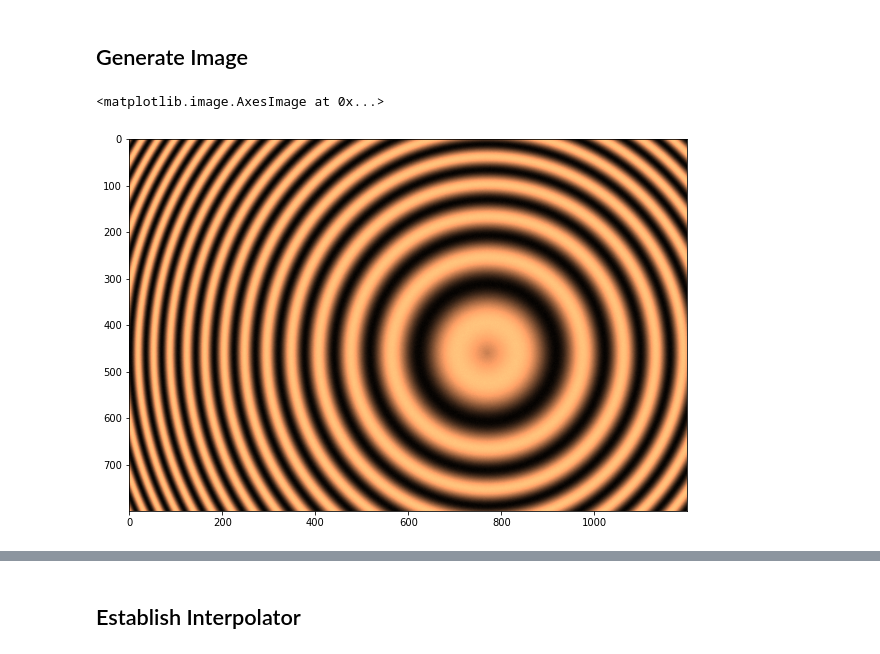
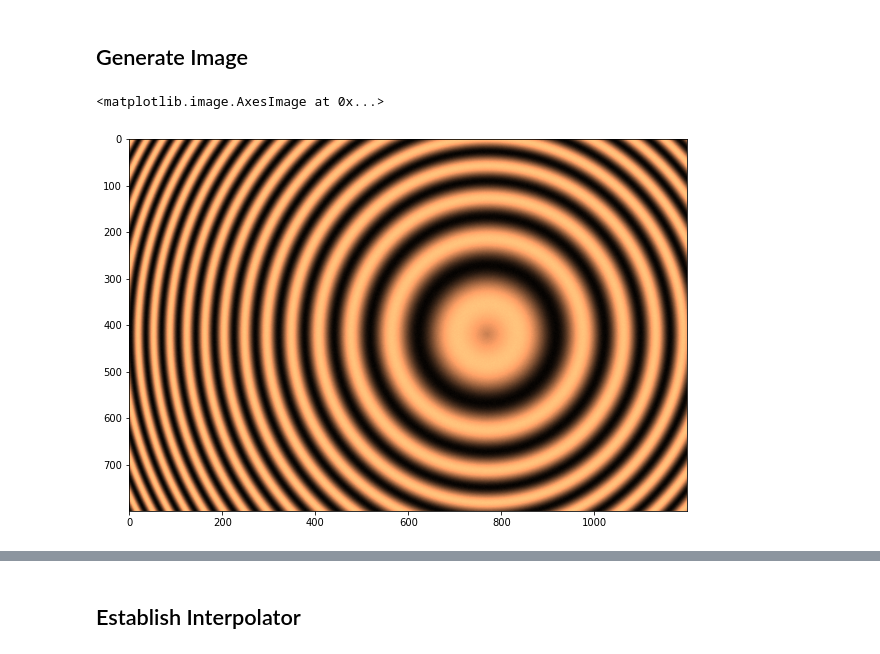
Before and after one commit to Sifyrena/Radial_Interp, a Jupyter notebook: RadialInterp.ipynb, the cells around one changed output, grey strips where cells are left out. Cells and saved outputs as stored; diff of their text form; code cells hidden in the pictures.

```diff
--- a/RadialInterp.ipynb
+++ b/RadialInterp.ipynb
@@ -10,23 +10,23 @@ from scipy.interpolate import RegularGridInterpolator as RPI
 # %% [markdown]
 ## Generate Image
 # %%
-xArray = np.arange(1200) # Pixel Height
+xArray = np.arange(1200) # Pixel Width
 
-yArray = np.arange(800) # Pixel Width
+yArray = np.arange(800) # Pixel Height
 
 ImX,ImY = np.meshgrid(xArray,yArray,sparse = False, indexing = 'xy')
 
-ImageCtr = (770,459) # X,Y Pixels of the center.
+ImageCtr = (770,419) # X,Y Pixels of the center. # Start Counting From Top Left, Computer Default
 
 
 
 RArray = np.sqrt((ImX-ImageCtr[0])**2 + (ImY-ImageCtr[1])**2)
 
 Image = np.sin(0.3*(RArray/50+1)**2) + 0.1 * np.random.random(RArray.shape) # With Noise
 
 
 plt.figure(figsize=(10,10))
-plt.imshow(Image, origin = 'upper',cmap = 'copper') # Start Counting From Top Left, Computer Default
+plt.imshow(Image, origin = 'upper',cmap = 'copper')
 # %% [output]
 <matplotlib.image.AxesImage at 0x...>
-[figure, old version]
+[figure, new version]
```
Also changed, not shown: parts of 4 cells of this notebook, 7 other files.
